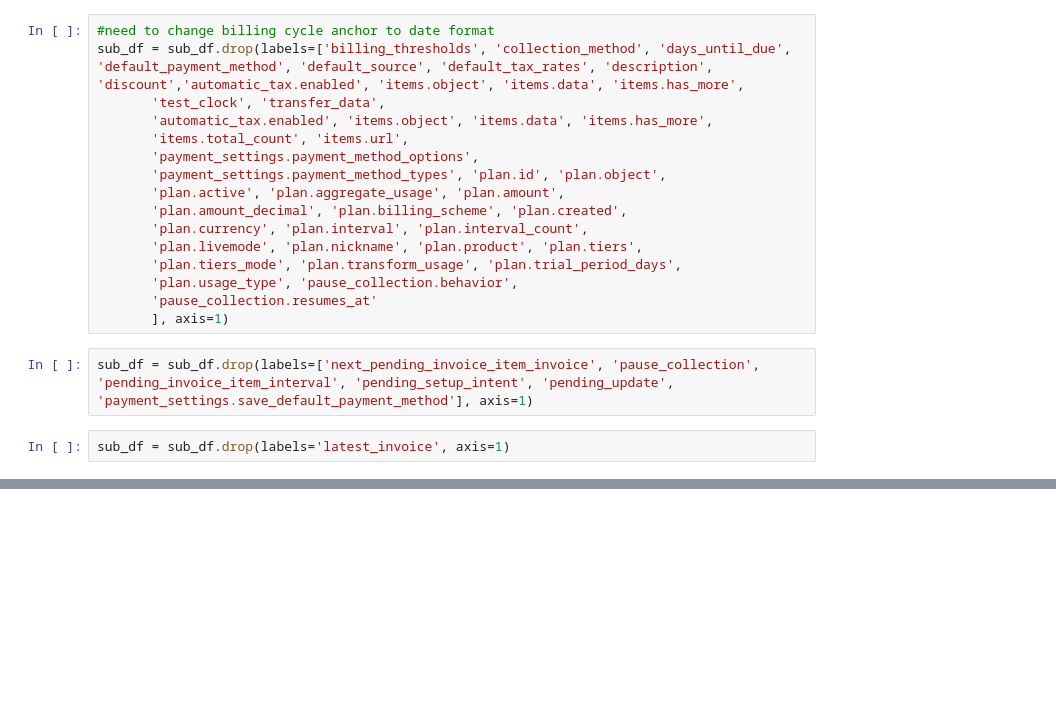
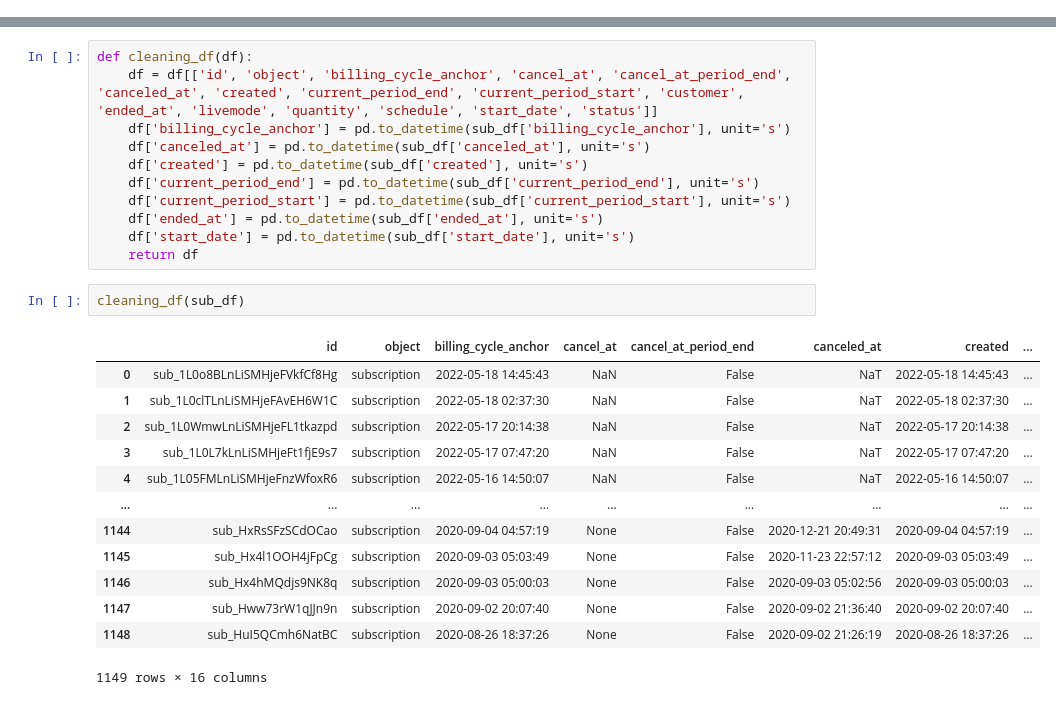
Before and after one commit to jwwstauf/stripe-etl, a Jupyter notebook: stripe api requests.ipynb, the cells around one changed output, grey strips where cells are left out. Saved outputs shown, nothing was run; the diff lists cells and outputs as text; blank space fills up the shorter version.

```diff
--- a/stripe api requests.ipynb
+++ b/stripe api requests.ipynb
@@ -114,20 +37,0 @@ Index(['id', 'object', 'billing_cycle_anchor', 'billing_thresholds',
-# %%
-#need to change billing cycle anchor to date format
-sub_df = sub_df.drop(labels=['billing_thresholds', 'collection_method', 'days_until_due', 'default_payment_method', 'default_source', 'default_tax_rates', 'description', 'discount','automatic_tax.enabled', 'items.object', 'items.data', 'items.has_more',
-       'test_clock', 'transfer_data',
-       'automatic_tax.enabled', 'items.object', 'items.data', 'items.has_more',
-       'items.total_count', 'items.url',
-       'payment_settings.payment_method_options',
-       'payment_settings.payment_method_types', 'plan.id', 'plan.object',
-       'plan.active', 'plan.aggregate_usage', 'plan.amount',
-       'plan.amount_decimal', 'plan.billing_scheme', 'plan.created',
-       'plan.currency', 'plan.interval', 'plan.interval_count',
-       'plan.livemode', 'plan.nickname', 'plan.product', 'plan.tiers',
-       'plan.tiers_mode', 'plan.transform_usage', 'plan.trial_period_days',
-       'plan.usage_type', 'pause_collection.behavior',
-       'pause_collection.resumes_at'
-       ], axis=1)
-# %%
-sub_df = sub_df.drop(labels=['next_pending_invoice_item_invoice', 'pause_collection', 'pending_invoice_item_interval', 'pending_setup_intent', 'pending_update', 'payment_settings.save_default_payment_method'], axis=1)
-# %%
-sub_df = sub_df.drop(labels='latest_invoice', axis=1)
@@ -149,0 +71,27 @@ sub_df
+# %%
+def cleaning_df(df):
+    df = df[['id', 'object', 'billing_cycle_anchor', 'cancel_at', 'cancel_at_period_end', 'canceled_at', 'created', 'current_period_end', 'current_period_start', 'customer', 'ended_at', 'livemode', 'quantity', 'schedule', 'start_date', 'status']]
+    df['billing_cycle_anchor'] = pd.to_datetime(sub_df['billing_cycle_anchor'], unit='s')
+    df['canceled_at'] = pd.to_datetime(sub_df['canceled_at'], unit='s')
+    df['created'] = pd.to_datetime(sub_df['created'], unit='s')
+    df['current_period_end'] = pd.to_datetime(sub_df['current_period_end'], unit='s')
+    df['current_period_start'] = pd.to_datetime(sub_df['current_period_start'], unit='s')
+    df['ended_at'] = pd.to_datetime(sub_df['ended_at'], unit='s')
+    df['start_date'] = pd.to_datetime(sub_df['start_date'], unit='s')
+    return df
+# %%
+cleaning_df(sub_df)
+# %% [output]
+|  | id | object | billing_cycle_anchor | cancel_at | cancel_at_period_end | canceled_at | created | ... |
+| 0 | sub_1L0o8BLnLiSMHjeFVkfCf8Hg | subscription | 2022-05-18 14:45:43 | NaN | False | NaT | 2022-05-18 14:45:43 | ... |
+| 1 | sub_1L0clTLnLiSMHjeFAvEH6W1C | subscription | 2022-05-18 02:37:30 | NaN | False | NaT | 2022-05-18 02:37:30 | ... |
+| 2 | sub_1L0WmwLnLiSMHjeFL1tkazpd | subscription | 2022-05-17 20:14:38 | NaN | False | NaT | 2022-05-17 20:14:38 | ... |
+| 3 | sub_1L0L7kLnLiSMHjeFt1fjE9s7 | subscription | 2022-05-17 07:47:20 | NaN | False | NaT | 2022-05-17 07:47:20 | ... |
+| 4 | sub_1L05FMLnLiSMHjeFnzWfoxR6 | subscription | 2022-05-16 14:50:07 | NaN | False | NaT | 2022-05-16 14:50:07 | ... |
+| ... | ... | ... | ... | ... | ... | ... | ... | ... |
+| 1144 | sub_HxRsSFzSCdOCao | subscription | 2020-09-04 04:57:19 | None | False | 2020-12-21 20:49:31 | 2020-09-04 04:57:19 | ... |
+| 1145 | sub_Hx4l1OOH4jFpCg | subscription | 2020-09-03 05:03:49 | None | False | 2020-11-23 22:57:12 | 2020-09-03 05:03:49 | ... |
+| 1146 | sub_Hx4hMQdjs9NK8q | subscription | 2020-09-03 05:00:03 | None | False | 2020-09-03 05:02:56 | 2020-09-03 05:00:03 | ... |
+| 1147 | sub_Hww73rW1qJJn9n | subscription | 2020-09-02 20:07:40 | None | False | 2020-09-02 21:36:40 | 2020-09-02 20:07:40 | ... |
+| 1148 | sub_HuI5QCmh6NatBC | subscription | 2020-08-26 18:37:26 | None | False | 2020-09-02 21:26:19 | 2020-08-26 18:37:26 | ... |
+1149 rows × 16 columns
```
Also changed, not shown: parts of 11 cells of this notebook, 1 other file.
